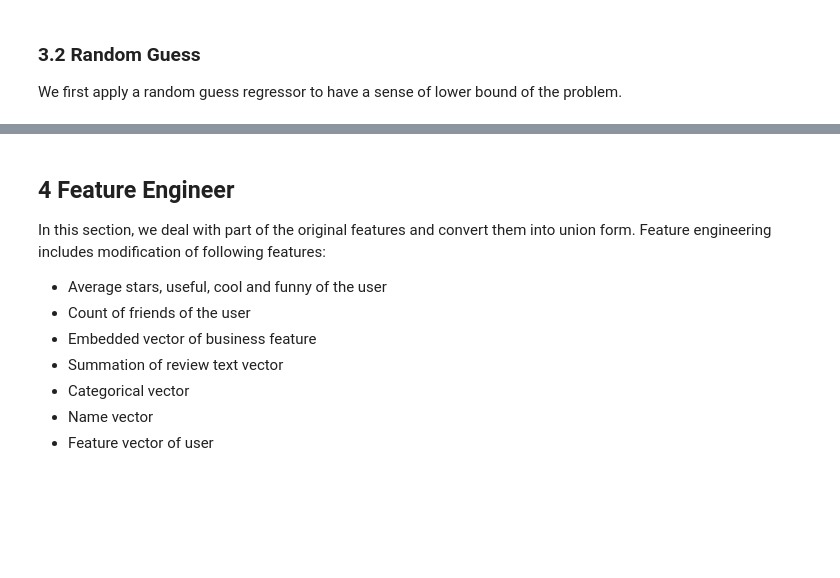
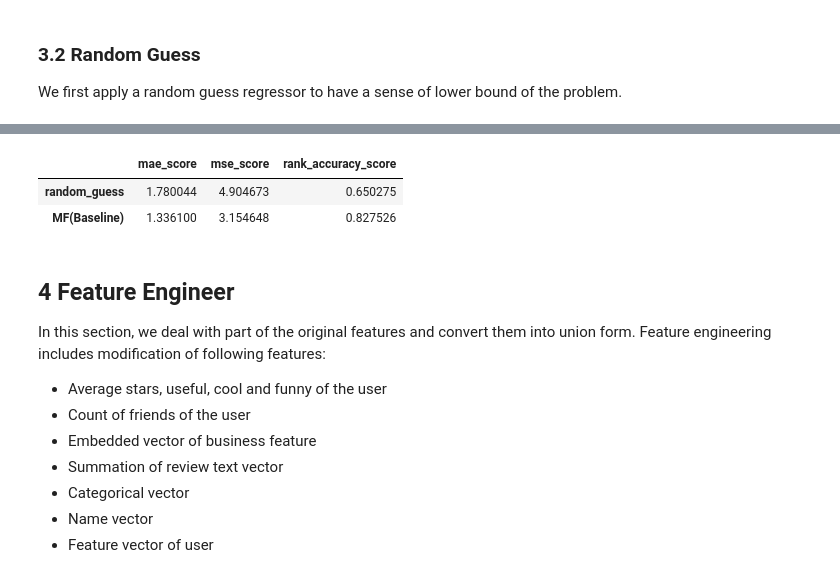
Before and after one commit to liufh3/personalization_final, a Jupyter notebook: Final Report.ipynb, the cells around one changed output, grey strips where cells are left out. Saved outputs shown, nothing was run; the diff lists cells and outputs as text; code cells hidden in the pictures; blank space fills up the shorter version.

```diff
--- a/Final Report.ipynb
+++ b/Final Report.ipynb
@@ -312,0 +385,17 @@ pred_df['prediction'] = y_pred
+# %%
+sc = SparkContext('local')
+spark = SparkSession(sc)
+
+spark_train = spark.read.csv("spark_train.csv")
+spark_test = spark.read.csv('spark_test.csv')
+
+spark_train = spark_train.withColumnRenamed('_c0', 'user_index')
+spark_train = spark_train.withColumnRenamed('_c1', 'business_index')
+spark_train = spark_train.withColumnRenamed('_c2', 'rating')
+spark_train = spark_train.withColumnRenamed('_c3', 'date')
+spark_train = spark_train.withColumnRenamed('_c4', 'user_id')
+spark_train = spark_train.withColumnRenamed('_c5', 'business_id')
+spark_train = spark_train.withColumn("user_index", spark_train["user_index"].cast(IntegerType()))
+spark_train = spark_train.withColumn("business_index", spark_train["business_index"].cast(IntegerType()))
+spark_train = spark_train.withColumn("rating", spark_train["rating"].cast('float'))
+spark_train.show()
@@ -313,7 +461,11 @@ pred_df['prediction'] = y_pred
 # %%
-mae_score,mse_score,rank_accuracy_score = get_metrics(sum_dict,pred_df)
-result.loc['CF(Baseline)'] = [mae_score,mse_score,rank_accuracy_score]
+mae_score,mse_score,rank_accuracy_score = get_metrics(sum_dict,spark_prediction)
+result.loc['MF(Baseline)'] = [mae_score,mse_score,rank_accuracy_score]
 result
+# %% [output]
+|  | mae_score | mse_score | rank_accuracy_score |
+| random_guess | 1.780044 | 4.904673 | 0.650275 |
+| MF(Baseline) | 1.336100 | 3.154648 | 0.827526 |
 # %% [markdown]
 ## 4 Feature Engineer
 In this section, we deal with part of the original features and convert them into union form. Feature engineering includes modification of following features:
```
Also changed, not shown: parts of 19 cells of this notebook, 1 other file.
